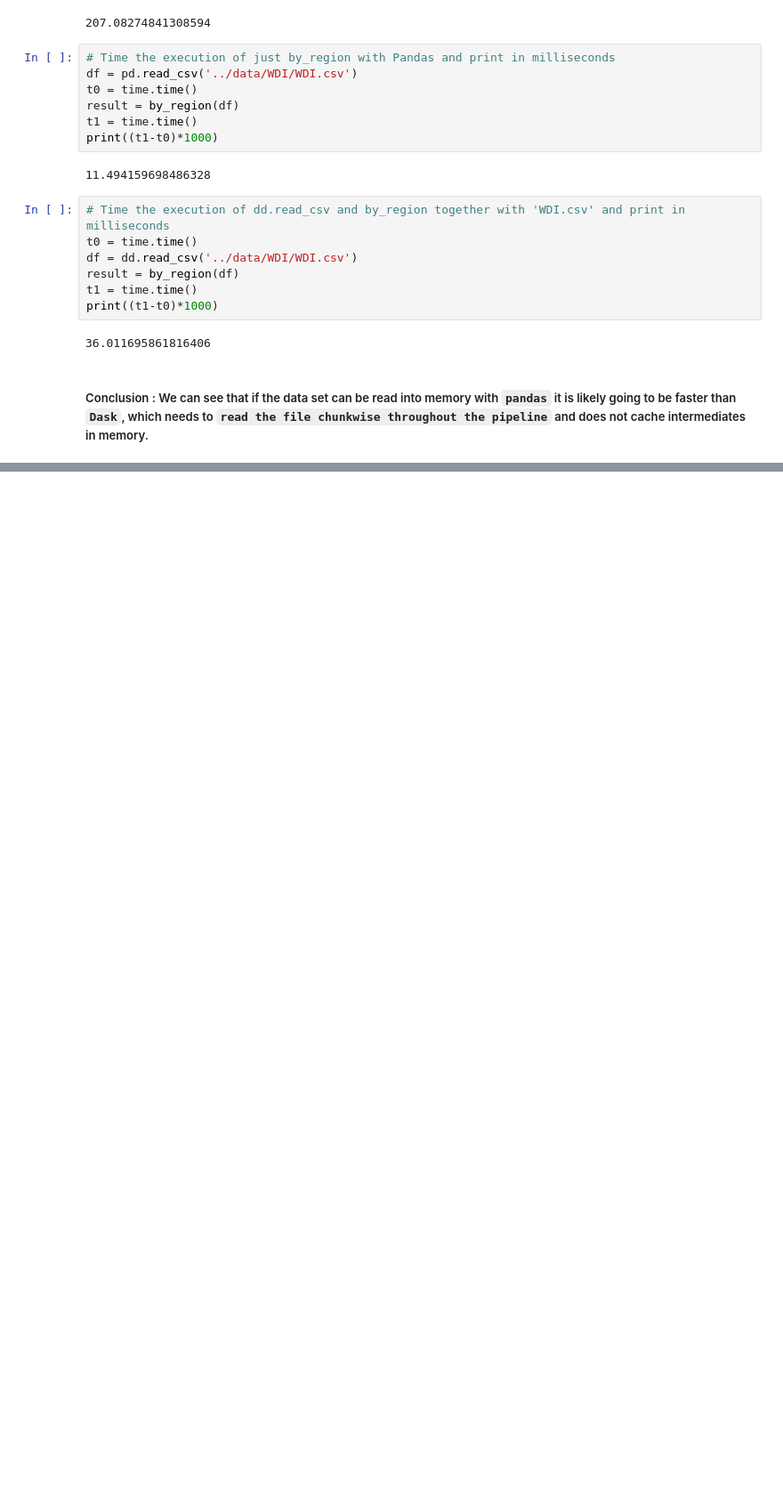
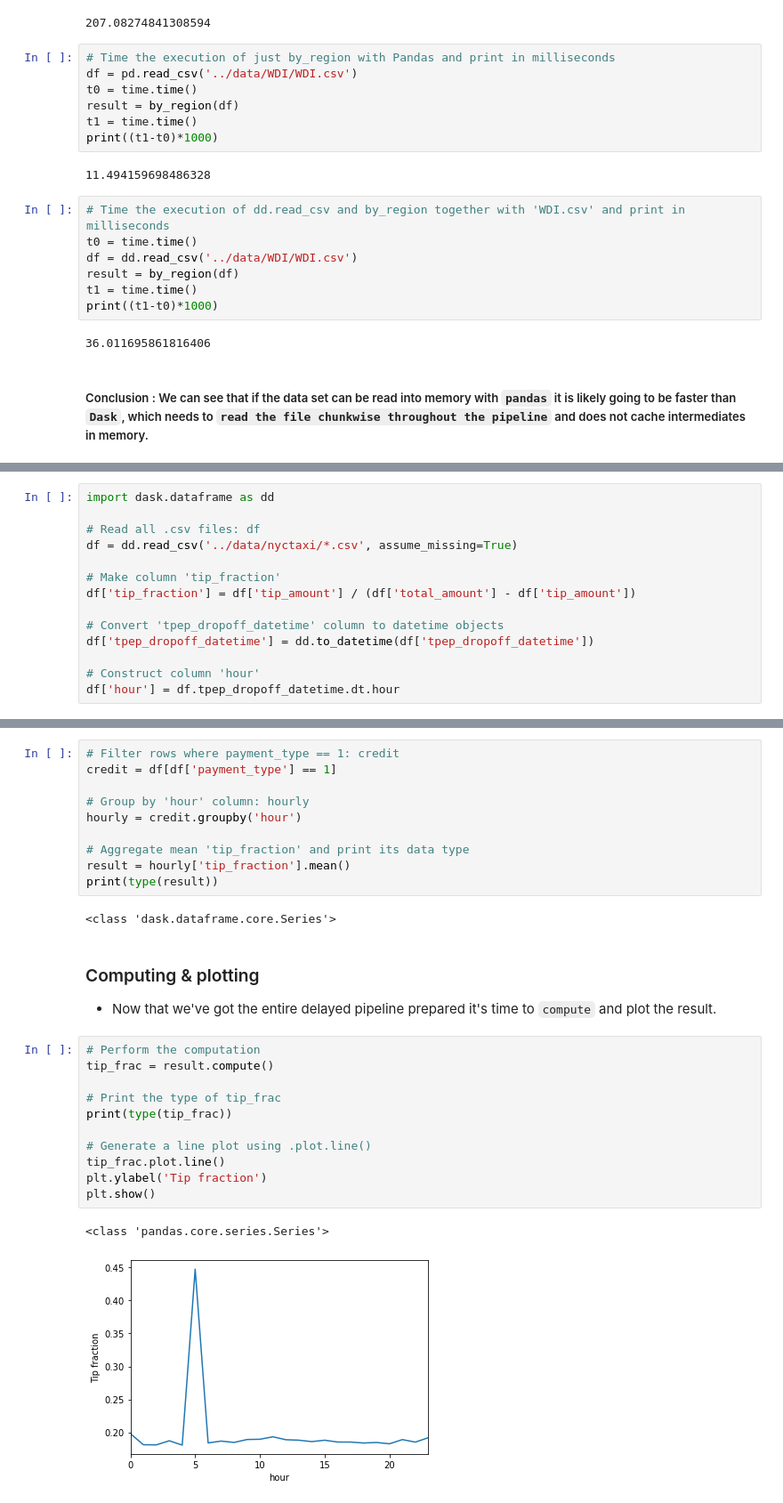
Before and after one commit to naikshubham/Parallel-Programming-in-Python, a Jupyter notebook: Dask/code/Dask.ipynb, the cells around one changed output, grey strips where cells are left out. Shown: that part at 89% size. Drawn from its saved outputs; the diff is of its cells as text; blank space fills up the shorter version.

Commit message:
dask

```diff
--- a/Dask/code/Dask.ipynb
+++ b/Dask/code/Dask.ipynb
@@ -294,0 +297,14 @@ print((t1-t0)*1000)
+# %%
+import dask.dataframe as dd
+
+# Read all .csv files: df
+df = dd.read_csv('../data/nyctaxi/*.csv', assume_missing=True)
+
+# Make column 'tip_fraction'
+df['tip_fraction'] = df['tip_amount'] / (df['total_amount'] - df['tip_amount'])
+
+# Convert 'tpep_dropoff_datetime' column to datetime objects
+df['tpep_dropoff_datetime'] = dd.to_datetime(df['tpep_dropoff_datetime'])
+
+# Construct column 'hour'
+df['hour'] = df.tpep_dropoff_datetime.dt.hour
@@ -294,0 +314,29 @@ print((t1-t0)*1000)
+# %%
+# Filter rows where payment_type == 1: credit
+credit = df[df['payment_type'] == 1]
+
+# Group by 'hour' column: hourly
+hourly = credit.groupby('hour')
+
+# Aggregate mean 'tip_fraction' and print its data type
+result = hourly['tip_fraction'].mean()
+print(type(result))
+# %% [output]
+<class 'dask.dataframe.core.Series'>
+# %% [markdown]
+### Computing & plotting
+- Now that we've got the entire delayed pipeline prepared it's time to `compute` and plot the result.
+# %%
+# Perform the computation
+tip_frac = result.compute()
+
+# Print the type of tip_frac
+print(type(tip_frac))
+
+# Generate a line plot using .plot.line()
+tip_frac.plot.line()
+plt.ylabel('Tip fraction')
+plt.show()
+# %% [output]
+<class 'pandas.core.series.Series'>
+[figure, added]
```
Also changed, not shown: parts of 2 cells of this notebook, 1 other file.
